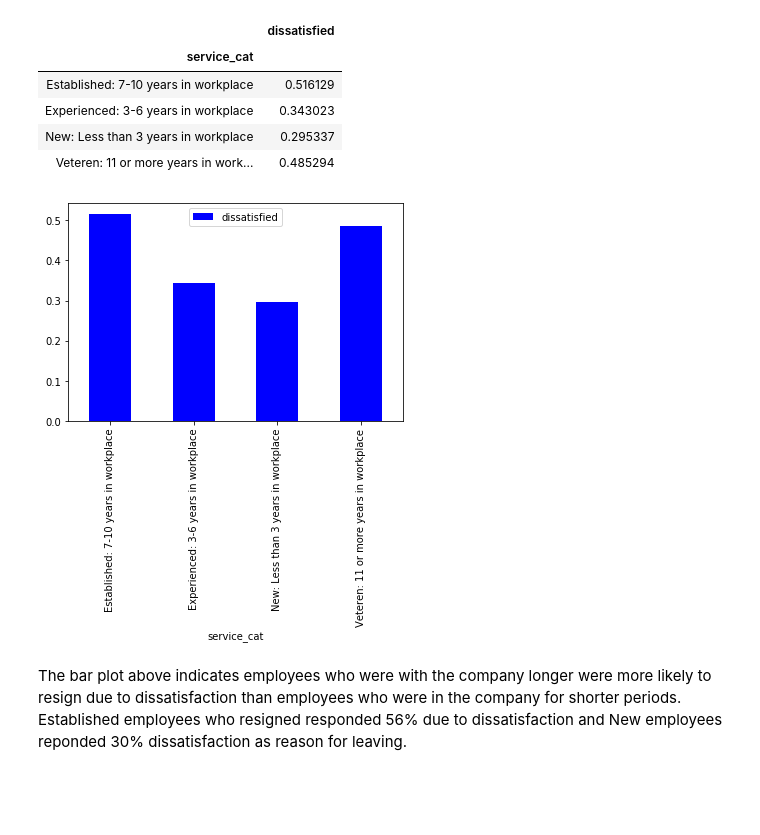
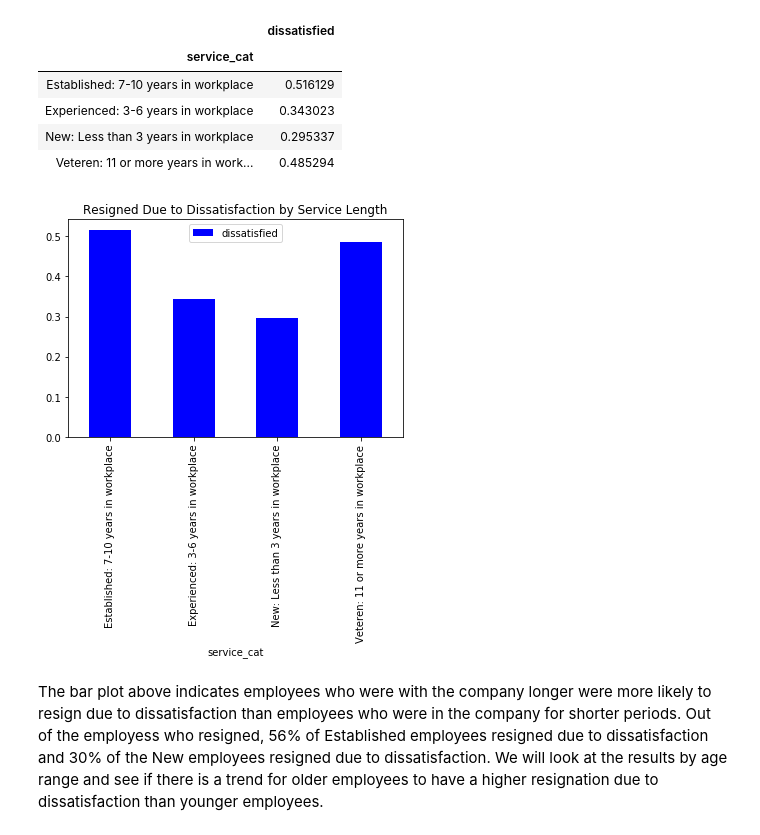
Before and after one commit to tehila440/employee_exit_surveys, a Jupyter notebook: 2.4_employee_exit_surveys.ipynb, the cells around one changed output. Cells and saved outputs as stored; diff of their text form; code cells hidden in the pictures; blank space fills up the shorter version.

```diff
--- a/2.4_employee_exit_surveys.ipynb
+++ b/2.4_employee_exit_surveys.ipynb
@@ -605,9 +608,9 @@ df
 | New: Less than 3 years in workplace | 0.295337 |
 | Veteren: 11 or more years in work... | 0.485294 |
 # %%
-df.plot(kind='bar',color='blue')
+df.plot(kind='bar',color='blue', title='Resigned Due to Dissatisfaction by Service Length')
 plt.show()
 # %% [output]
-[figure, old version]
+[figure, new version]
 # %% [markdown]
-The bar plot above indicates employees who were with the company longer were more likely to resign due to dissatisfaction than employees who were in the company for shorter periods.  Established employees who resigned responded 56% due to dissatisfaction and New employees reponded 30% dissatisfaction as reason for leaving.
+The bar plot above indicates employees who were with the company longer were more likely to resign due to dissatisfaction than employees who were in the company for shorter periods.  Out of the employess who resigned, 56% of Established employees resigned due to dissatisfaction and 30% of the New employees resigned due to dissatisfaction.  We will look at the results by age range and see if there is a trend for older employees to have a higher resignation due to dissatisfaction than younger employees.
```
Also changed, not shown: parts of 33 cells of this notebook, 1 other file.
